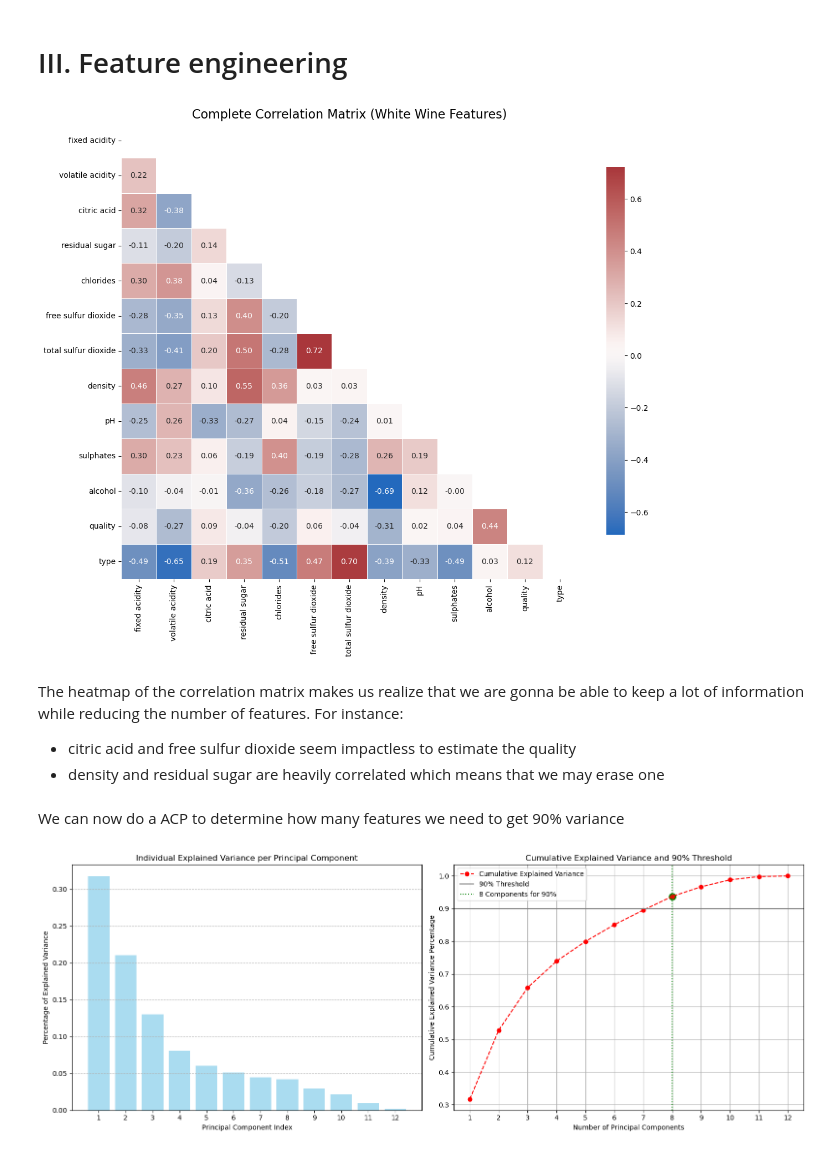
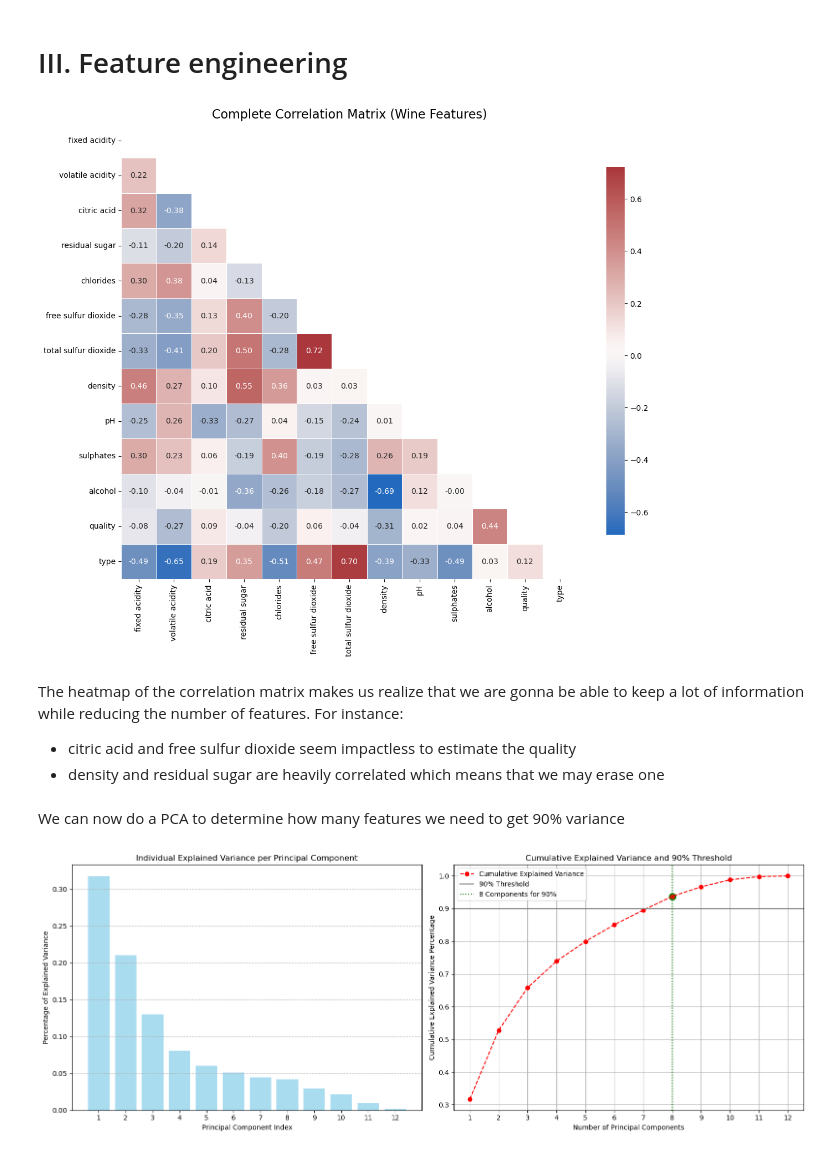
Before and after one commit to picqflorian/wine-quality-analysis, a Jupyter notebook: main.ipynb, the cells around one changed output. Saved outputs shown, nothing was run; the diff lists cells and outputs as text; code cells hidden in the pictures.

```diff
--- a/main.ipynb
+++ b/main.ipynb
@@ -175,40 +175,40 @@ plt.show()
 # %%
 import numpy as np
 import matplotlib.pyplot as plt
 import seaborn as sns
 
 # 1. Calculate the Correlation Matrix
 cor_mat = df_wine.corr()
 
 # 2. Create a Mask to show only the Upper Triangle
 mask = np.triu(cor_mat)
 
 # 3. Plotting the Heatmap
 plt.figure(figsize=(12, 10))
 sns.heatmap(
     cor_mat,
     mask=mask,
     annot=True,              # Display correlation values on the plot
     fmt=".2f",               # Format values to two decimal places
     cmap='vlag',
     cbar_kws={"shrink": .8}, # Shrink the color bar a bit
     square=True,             # Ensure cells are square
     linewidths=.5,           # Lines between cells
     cbar=True                # Display the color bar
 )
 
-plt.title('Complete Correlation Matrix (White Wine Features)', fontsize=16)
+plt.title('Complete Correlation Matrix (Wine Features)', fontsize=16)
 plt.tight_layout()
 plt.show()
 # %% [output]
-[figure, old version]
+[figure, new version]
 # %% [markdown]
 The heatmap of the correlation matrix makes us realize that we are gonna be able to keep a lot of information while reducing the number of features. For instance:
 
 - citric acid and free sulfur dioxide seem impactless to estimate the quality
 - density and residual sugar are heavily correlated which means that we may erase one
 # %% [markdown]
-We can now do a ACP to determine how many features we need to get 90% variance
+We can now do a PCA to determine how many features we need to get 90% variance
 # %%
 import numpy as np
 import matplotlib.pyplot as plt
```
Also changed, not shown: parts of 6 cells of this notebook.
